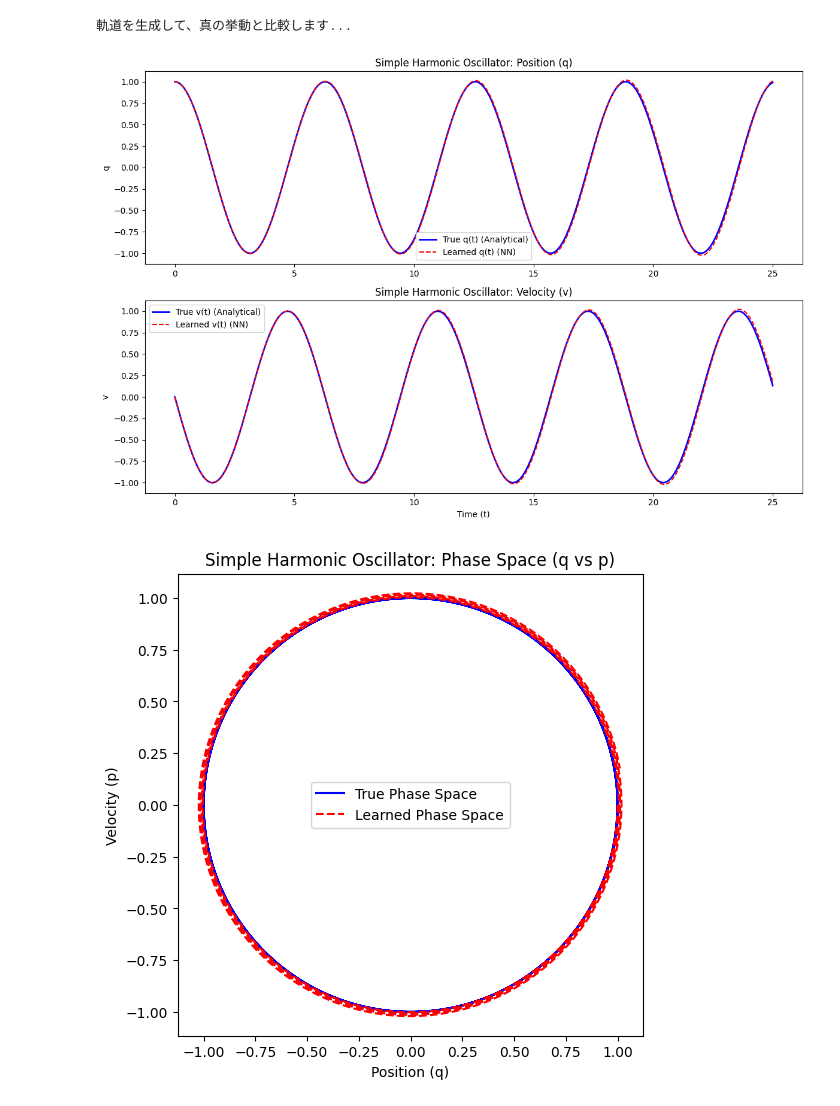
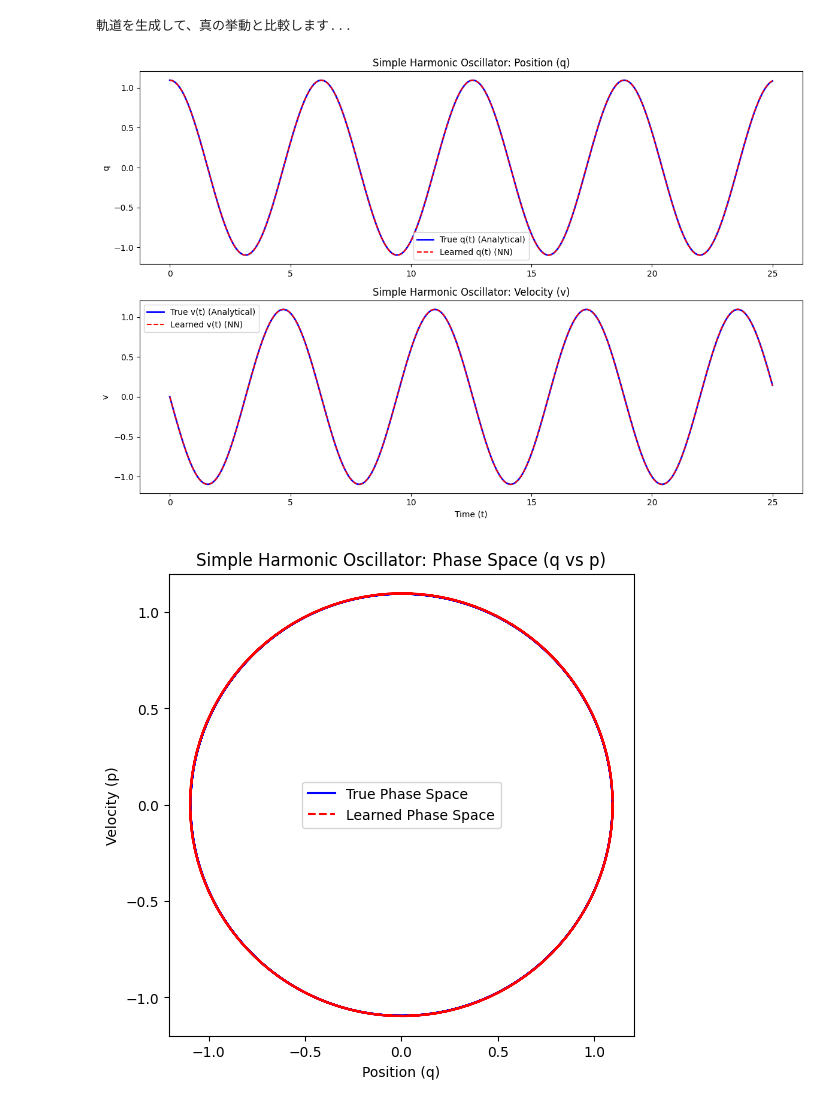
Before and after one commit to nkjm108/PIML, a Jupyter notebook: harmonic_ocillation_1D/H1D_NN_h.ipynb, the cells around one changed output. Drawn from its saved outputs; the diff is of its cells as text; code cells hidden in the pictures.

```diff
--- a/harmonic_ocillation_1D/H1D_NN_h.ipynb
+++ b/harmonic_ocillation_1D/H1D_NN_h.ipynb
@@ -53,12 +53,13 @@ def H_analytical(state, m=1.0, k=1.0):
     return T + V
 # %%
 q_dim = 1
-hidden_dim = 200
-learning_rate = 1e-2
+hidden_dim = 300
+learning_rate = 1e-3
 num_epochs = 10000
 key = jax.random.PRNGKey(8)
-es = es.EarlyStopping(patience=100, verbose=True, path='best_lnn_params.pkl', mode='min', save_best_on_disk=False)
-check_interval = 10
+optimizer = optax.adamw(learning_rate, weight_decay=0)
+#es = es.EarlyStopping(patience=100, verbose=True, path='best_lnn_params.pkl', mode='min', save_best_on_disk=False)
+#check_interval = 10
 #batch_size=256
 
 num_trajectories = 100
@@ -232,13 +215,21 @@ print("軌道を生成して、真の挙動と比較します...")
 
 ds_true = ham.state_derivative(H_analytical)
 solver_true = util.ode_solver(ds_true)
-
-solver_learned = create_trajectory(model_apply_fn, final_params, q_dim)
+solver_learned = create_trajectory(model_apply_fn, best_params, q_dim)
 
 initial_states_list = [
     (0.0, jnp.array([jnp.sqrt(0.2*(i+1))]), jnp.array([0.0]))  #H=[0.1, 1.0]の等間隔10点を初期値とする
     for i in range(10)
 ]
+
+list_extrapolation = [
+    (0.0, jnp.array([jnp.sqrt(0.1)]),  jnp.array([0.0])),
+    (0.0, jnp.array([jnp.sqrt(2.1)]),  jnp.array([0.0])),
+    (0.0, jnp.array([jnp.sqrt(4.0)]), jnp.array([0.0]))
+]
+#外挿データを結合する
+initial_states_list += list_extrapolation
+
 results_all = []
 t_eval = jnp.linspace(0.0, 25.0, 2500)
 
@@ -267,36 +258,36 @@ for i, initial_state in enumerate(initial_states_list):
 # %%
 '''
 plot result
 '''
 # 図示したいデータのインデックスを指定
-target_id = 4
+target_id = 5
 res = results_all[target_id]
 
 # True
 ham_states_true, lag_states_true = res["true"]
 t_true, q_true, p_true = ham_states_true
 v_true = lag_states_true[2]
 
 # BNN
 ham_states_learned, lag_states_learned = res["bnn"]
 t_learned, q_learned, p_learned = ham_states_learned
 v_learned = lag_states_learned[2]
 
 title_prefix="Simple Harmonic Oscillator:"
 plotting.plot_trajectory_comparison(
     t_true, q_true, v_true,
     t_learned, q_learned, v_learned,
     title_prefix
 )
 
 plotting.plot_phase_space(
     q_true, p_true,
     q_learned, p_learned,
     title_prefix
     )
 # %% [output]
-[figure, old version]
+[figure, new version]
-[figure, old version]
+[figure, new version]
 # %%
 # データを保存
 t_bnn_list, q_bnn_list, p_bnn_list, v_bnn_list = [], [], [], []
```
Also changed, not shown: parts of 2 cells of this notebook, 3 other files.
